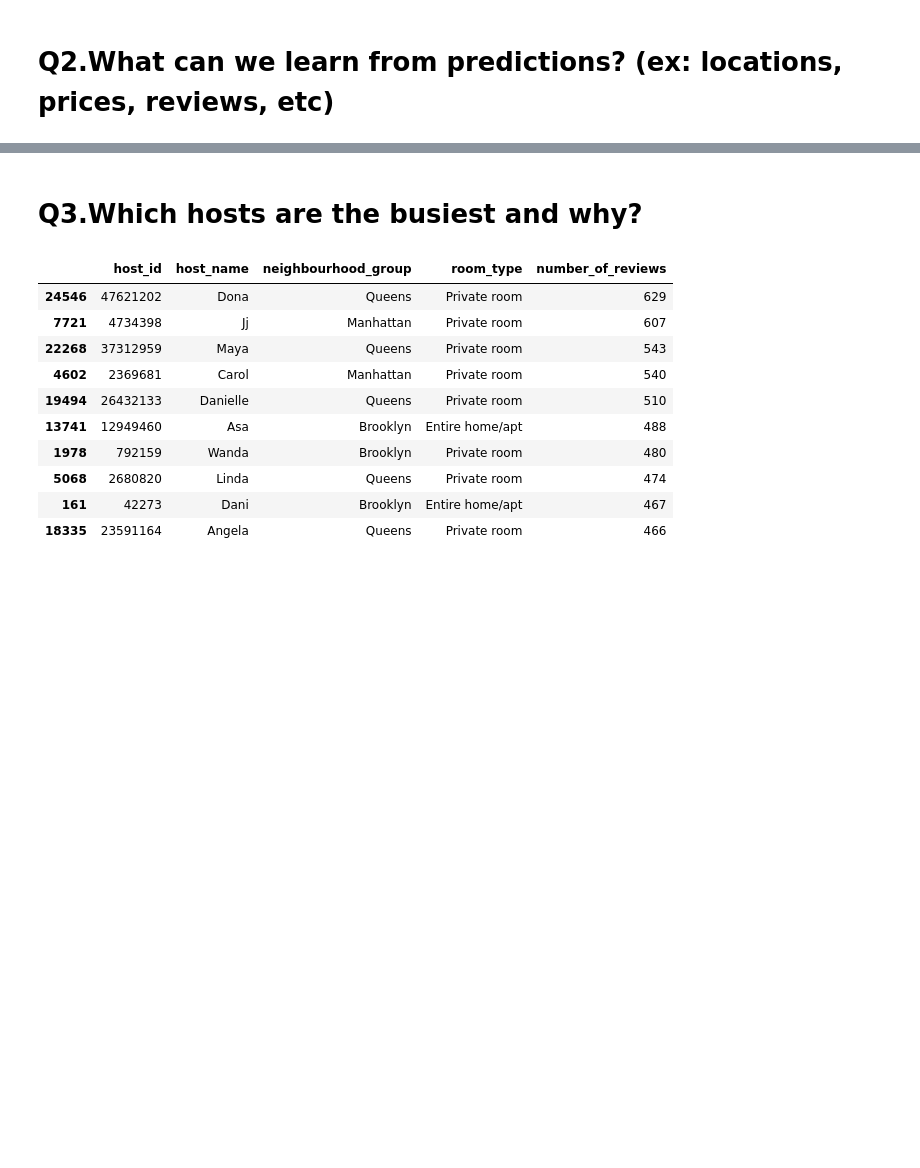
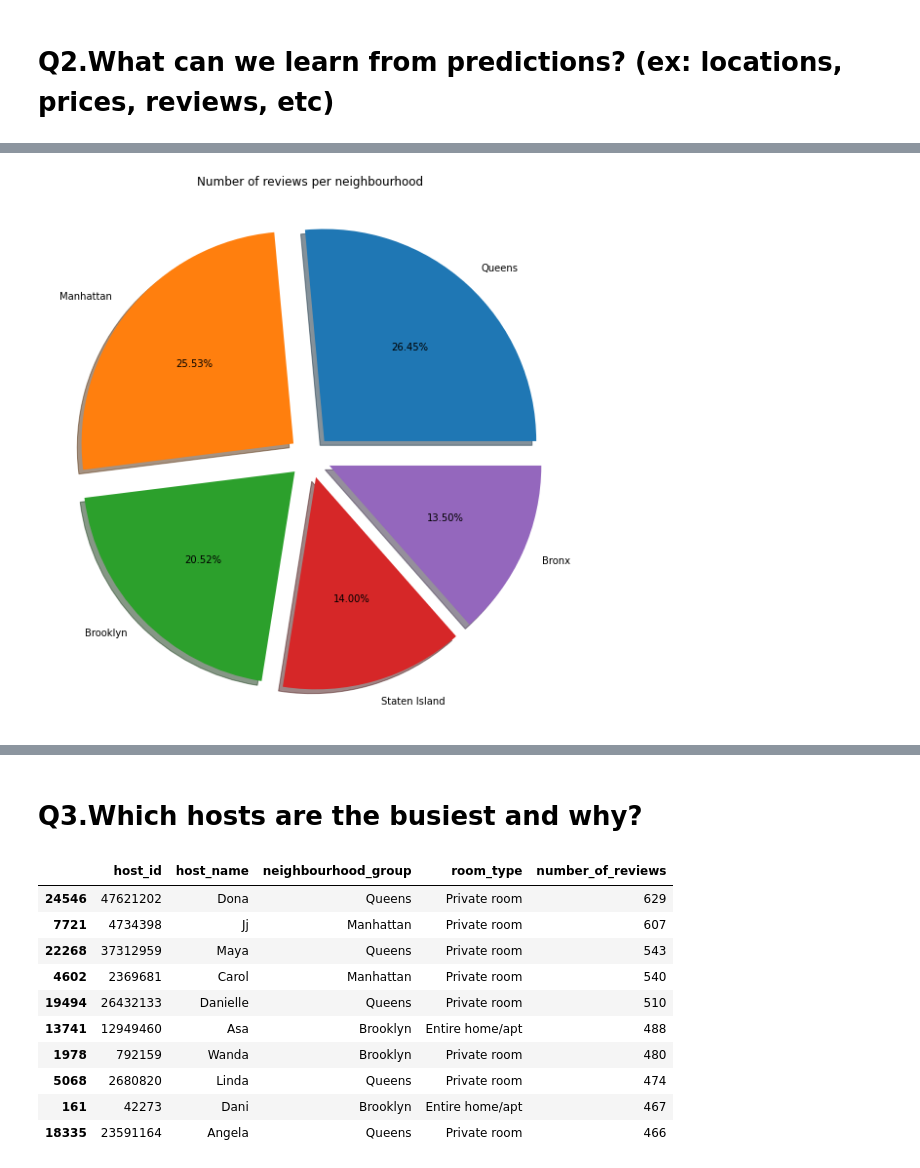
Before and after one commit to sidds4474/Airbnb-Bookings-Analysis--EDA, a Jupyter notebook: Copy_of_Airbnb_Bookings_Analysis_Capstone_Project.ipynb, the cells around one changed output, grey strips where cells are left out. Drawn from its saved outputs; the diff is of its cells as text; code cells hidden in the pictures; blank space fills up the shorter version.

```diff
--- a/Copy_of_Airbnb_Bookings_Analysis_Capstone_Project.ipynb
+++ b/Copy_of_Airbnb_Bookings_Analysis_Capstone_Project.ipynb
@@ -319,3 +342,7 @@ neighbourhood_list.head()
 # Which neighbourhood has max reviews ?
 # eg . manhattan 8900
 # eg . Brook 4000
+
+
+area_reviews=new_data.groupby(['neighbourhood_group'])['number_of_reviews'].max().reset_index().sort_values(by='number_of_reviews',ascending= False)
+area_reviews
@@ -322,3 +356,12 @@ neighbourhood_list.head()
+# %%
+# Visualize number of reviews vs neighbourhood
+plt.rcParams['figure.figsize']=(20,10)
+reviews=area_reviews['number_of_reviews']
+plt.pie(reviews,labels=area_reviews['neighbourhood_group'],autopct='%0.2f%%',explode=[0.1,0.1,0.1,0.1,0.1],shadow=True)
+plt.title('Number of reviews per neighbourhood')
+plt.show()
+# %% [output]
+[figure, added]
 # %%
 # ------------------------------------------
 # price = numerical mean median mode
```
Also changed, not shown: parts of 8 cells of this notebook.
